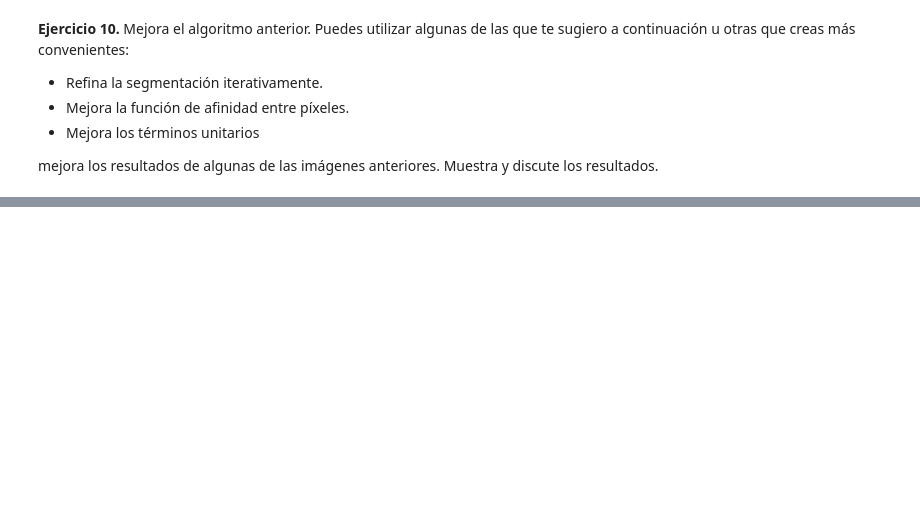
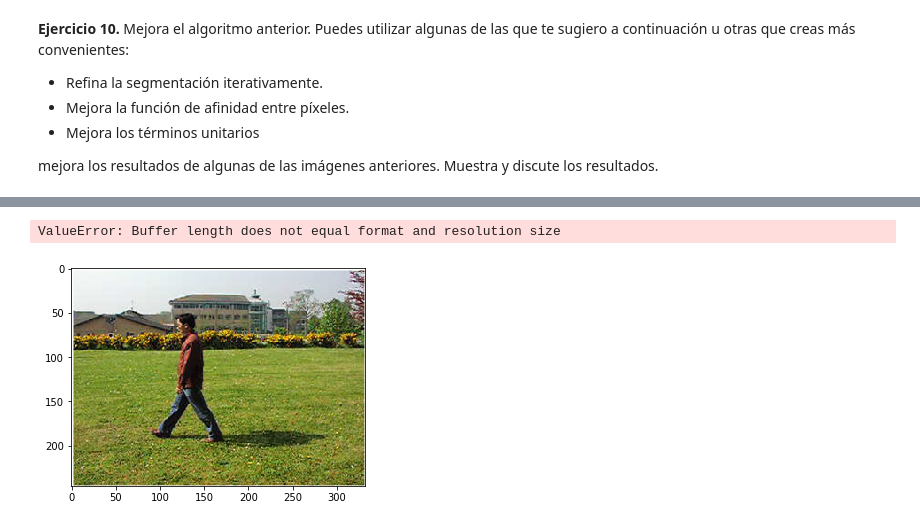
Before and after one commit to ignaciocasso/cv, a Jupyter notebook: pr1/PracticaPI2018.ipynb, the cells around one changed output, grey strips where cells are left out. Saved outputs shown, nothing was run; the diff lists cells and outputs as text; code cells hidden in the pictures; blank space fills up the shorter version.

```diff
--- a/pr1/PracticaPI2018.ipynb
+++ b/pr1/PracticaPI2018.ipynb
@@ -237,0 +497,7 @@ mejora los resultados de algunas de las imágenes anteriores. Muestra y discute
+# %%
+persona = 'images/persona.png'
+
+segmentation_optim(persona)
+# %% [output]
+ValueError: Buffer length does not equal format and resolution size
+[figure, added]
```
Also changed, not shown: parts of 7 cells of this notebook.
